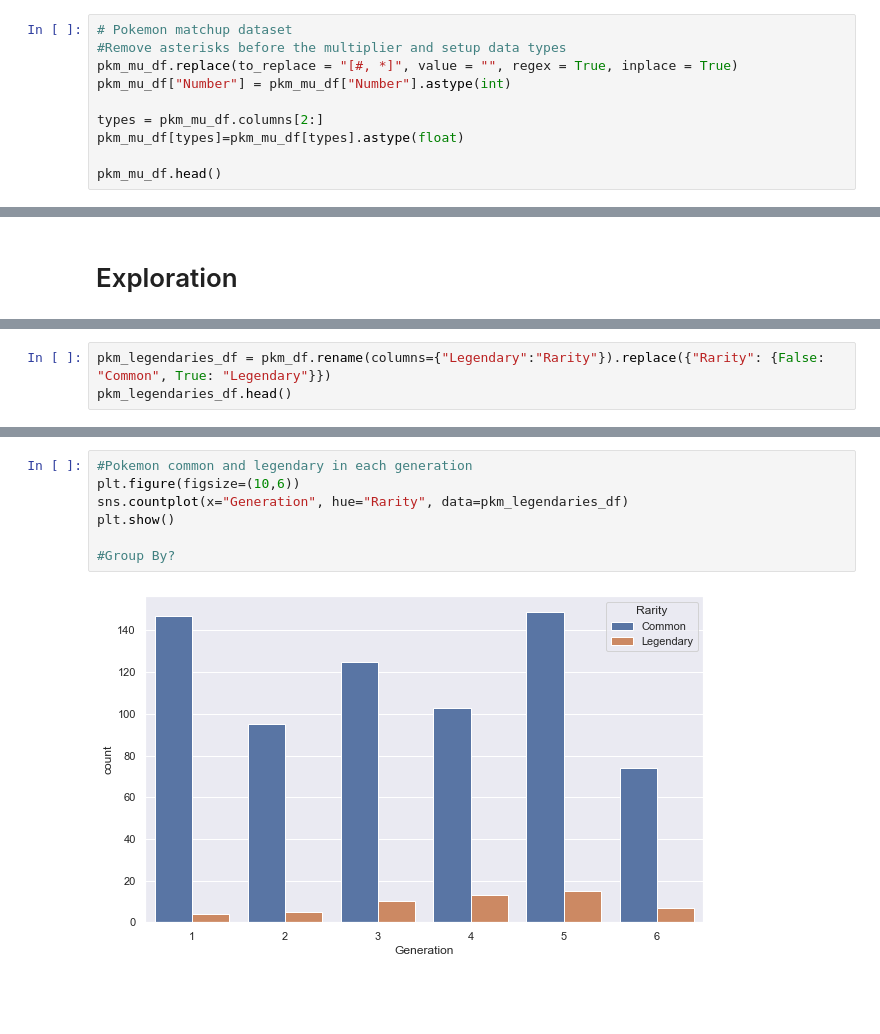
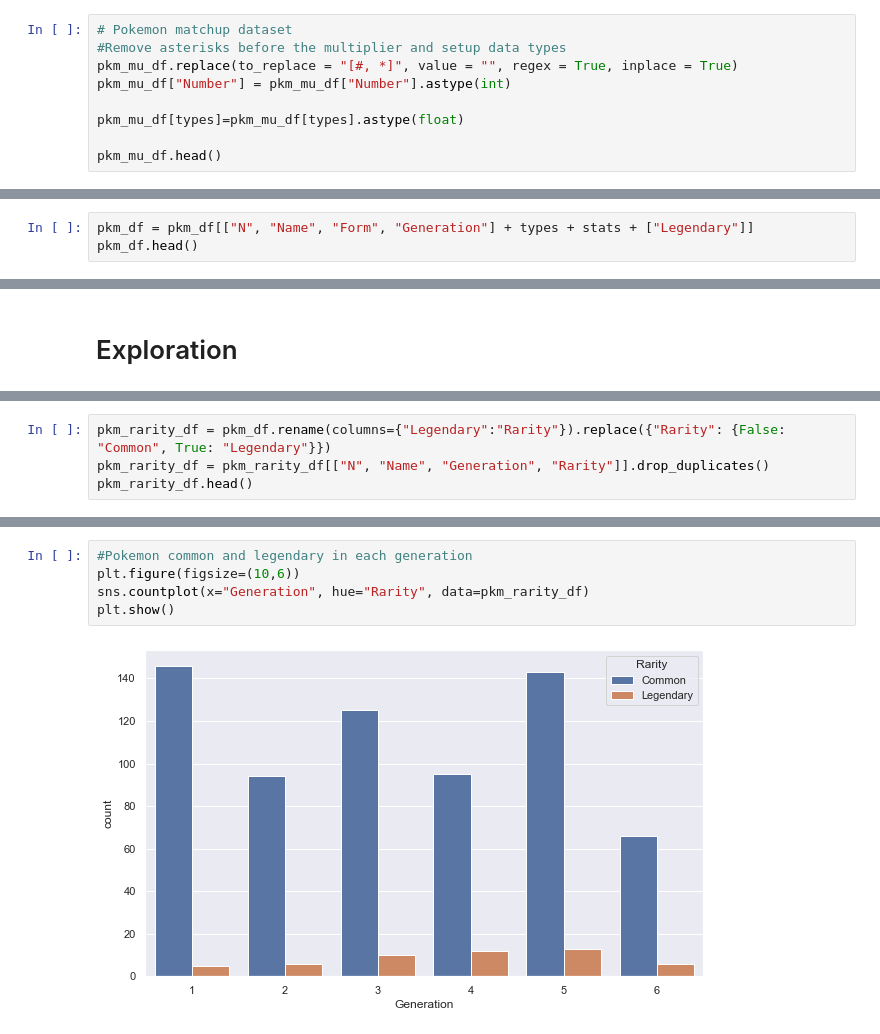
Before and after one commit to c-brugo/pkm-science, a Jupyter notebook: pkm-science.ipynb, the cells around one changed output, grey strips where cells are left out. Drawn from its saved outputs; the diff is of its cells as text; blank space fills up the shorter version.

```diff
--- a/pkm-science.ipynb
+++ b/pkm-science.ipynb
@@ -48,7 +67,6 @@ memory usage: 90.1+ KB
 pkm_mu_df.replace(to_replace = "[#, *]", value = "", regex = True, inplace = True)
 pkm_mu_df["Number"] = pkm_mu_df["Number"].astype(int)
 
-types = pkm_mu_df.columns[2:]
 pkm_mu_df[types]=pkm_mu_df[types].astype(float)
 
 pkm_mu_df.head()
@@ -71,0 +108,3 @@ pkm_df.head()
+# %%
+pkm_df = pkm_df[["N", "Name", "Form", "Generation"] + types + stats + ["Legendary"]]
+pkm_df.head()
@@ -74,4 +122,5 @@ pkm_df.head()
 # %%
-pkm_legendaries_df = pkm_df.rename(columns={"Legendary":"Rarity"}).replace({"Rarity": {False: "Common", True: "Legendary"}})
-pkm_legendaries_df.head()
+pkm_rarity_df = pkm_df.rename(columns={"Legendary":"Rarity"}).replace({"Rarity": {False: "Common", True: "Legendary"}})
+pkm_rarity_df = pkm_rarity_df[["N", "Name", "Generation", "Rarity"]].drop_duplicates()
+pkm_rarity_df.head()
 # %% [output]
@@ -99,9 +152,7 @@ plt.show()
 # %%
 #Pokemon common and legendary in each generation
 plt.figure(figsize=(10,6))
-sns.countplot(x="Generation", hue="Rarity", data=pkm_legendaries_df)
+sns.countplot(x="Generation", hue="Rarity", data=pkm_rarity_df)
 plt.show()
-
-#Group By?
 # %% [output]
-[figure, old version]
+[figure, new version]
```
Also changed, not shown: parts of 12 cells of this notebook, 1 other file.
